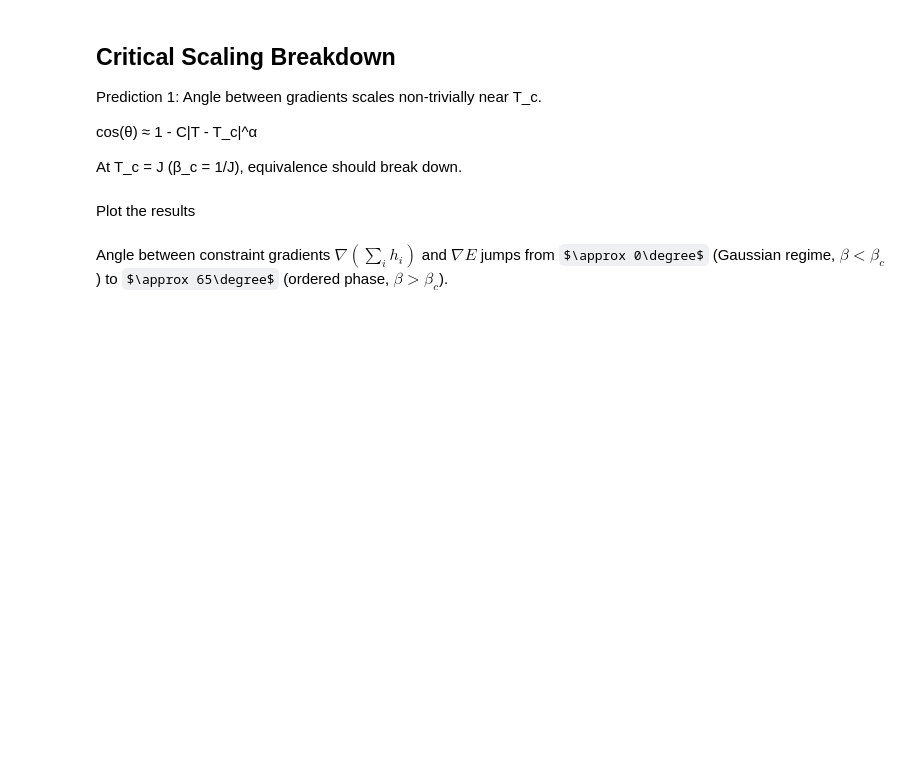
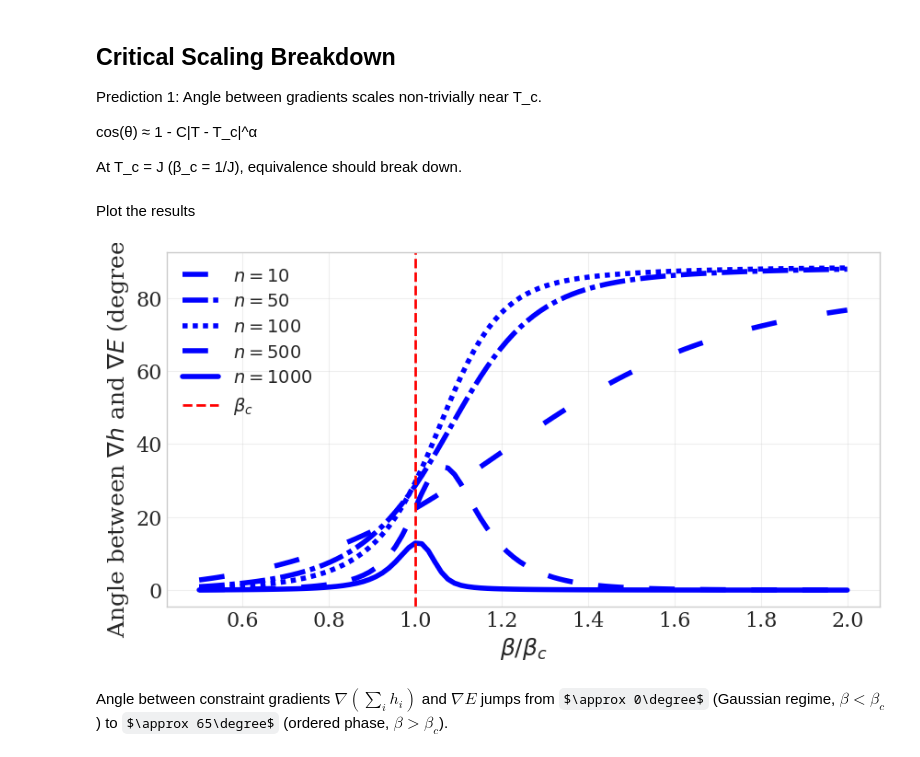
Before and after one commit to lawrennd/tig-code, a Jupyter notebook: curie_weiss_experiments_inaccessible_game.ipynb, the cells around one changed output. Drawn from its saved outputs; the diff is of its cells as text; code cells hidden in the pictures; some formulas as TeX source; blank space fills up the shorter version.

```diff
--- a/curie_weiss_experiments_inaccessible_game.ipynb
+++ b/curie_weiss_experiments_inaccessible_game.ipynb
@@ -139,17 +139,19 @@ for n in n_vals:
 # %%
 # Panel 1: Angle vs temperature
 fig, ax = plt.subplots(figsize=big_wide_figsize)
 for n in n_vals:
     strn = str(n)
     ax.plot(beta_range / beta_c, results[strn]['angles'],
-            label=rf'$n={n}$', color='b', linestyle=linestyle_dict[strn], linewidth=2)
+            label=rf'$n={n}$', color='b', linestyle=linestyle_dict[strn], linewidth=4)
 
-ax.axvline(1.0, color='r', linestyle='--', label=r'$\beta_c$')
+ax.axvline(1.0, color='r', linestyle='--', label=r'$\beta_c$', linewidth=2)
 ax.set_xlabel(r'$\beta / \beta_c$')
 ax.set_ylabel(r'Angle between $\nabla h$ and $\nabla E$ (degrees)')
 ax.legend()
 ax.grid(True, alpha=0.3)
 plt.savefig('./diagrams/fig-critical-scaling_angle-vs-temperature.pdf', dpi=150, bbox_inches='tight')
+# %% [output]
+[figure, added]
 # %% [markdown]
 Angle between constraint gradients $\nabla(\sum_i h_i)$ and $\nabla E$ jumps from $\approx 0\degree$ (Gaussian regime, $\beta < \beta_c$) to $\approx 65\degree$ (ordered phase, $\beta > \beta_c$).
 # %%
```
Also changed, not shown: parts of 3 cells of this notebook.
